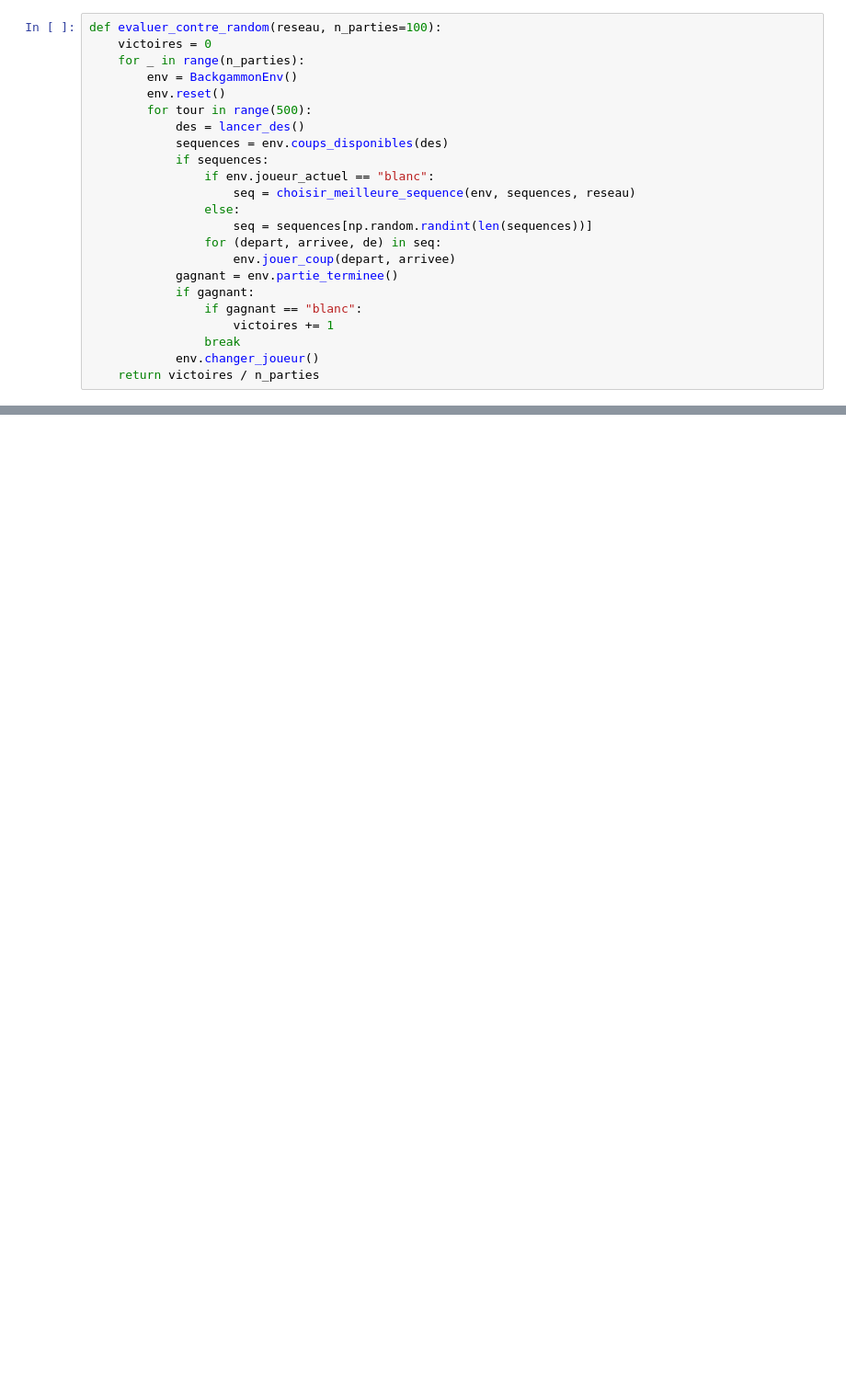
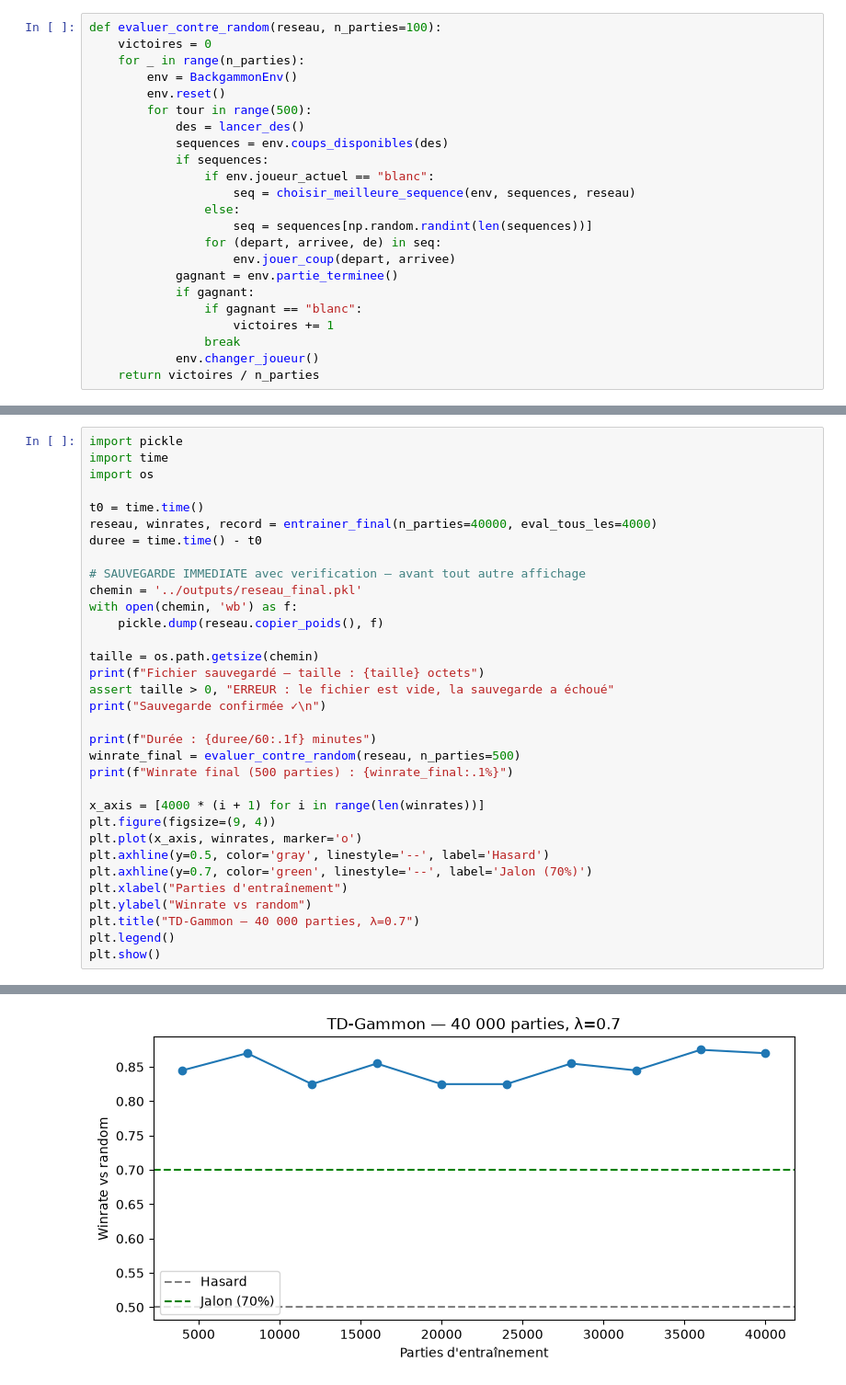
Before and after one commit to arthurbilger/td-gammon-portfolio, a Jupyter notebook: notebooks/03_td_gammon_agent.ipynb, the cells around one changed output, grey strips where cells are left out. Shown at 92% size. Drawn from its saved outputs; the diff is of its cells as text; blank space fills up the shorter version.

Commit message:
TD-Gammon final: 85.8% winrate vs random (40k self-play games, TD-lambda=0.7, Tesauro-aligned config) - roadmap milestone exceeded

```diff
--- a/notebooks/03_td_gammon_agent.ipynb
+++ b/notebooks/03_td_gammon_agent.ipynb
@@ -281,0 +335,34 @@ Winrate final (500 parties d'évaluation) : 55.0%
+# %%
+import pickle
+import time
+import os
+
+t0 = time.time()
+reseau, winrates, record = entrainer_final(n_parties=40000, eval_tous_les=4000)
+duree = time.time() - t0
+
+# SAUVEGARDE IMMEDIATE avec verification — avant tout autre affichage
+chemin = '../outputs/reseau_final.pkl'
+with open(chemin, 'wb') as f:
+    pickle.dump(reseau.copier_poids(), f)
+
+taille = os.path.getsize(chemin)
+print(f"Fichier sauvegardé — taille : {taille} octets")
+assert taille > 0, "ERREUR : le fichier est vide, la sauvegarde a échoué"
+print("Sauvegarde confirmée ✓\n")
+
+print(f"Durée : {duree/60:.1f} minutes")
+winrate_final = evaluer_contre_random(reseau, n_parties=500)
+print(f"Winrate final (500 parties) : {winrate_final:.1%}")
+
+x_axis = [4000 * (i + 1) for i in range(len(winrates))]
+plt.figure(figsize=(9, 4))
+plt.plot(x_axis, winrates, marker='o')
+plt.axhline(y=0.5, color='gray', linestyle='--', label='Hasard')
+plt.axhline(y=0.7, color='green', linestyle='--', label='Jalon (70%)')
+plt.xlabel("Parties d'entraînement")
+plt.ylabel("Winrate vs random")
+plt.title("TD-Gammon — 40 000 parties, λ=0.7")
+plt.legend()
+plt.show()
+# %% [output]
@@ -281,0 +386 @@ Winrate final (500 parties d'évaluation) : 55.0%
+[figure, added]
```
Also changed, not shown: parts of 6 cells of this notebook.
